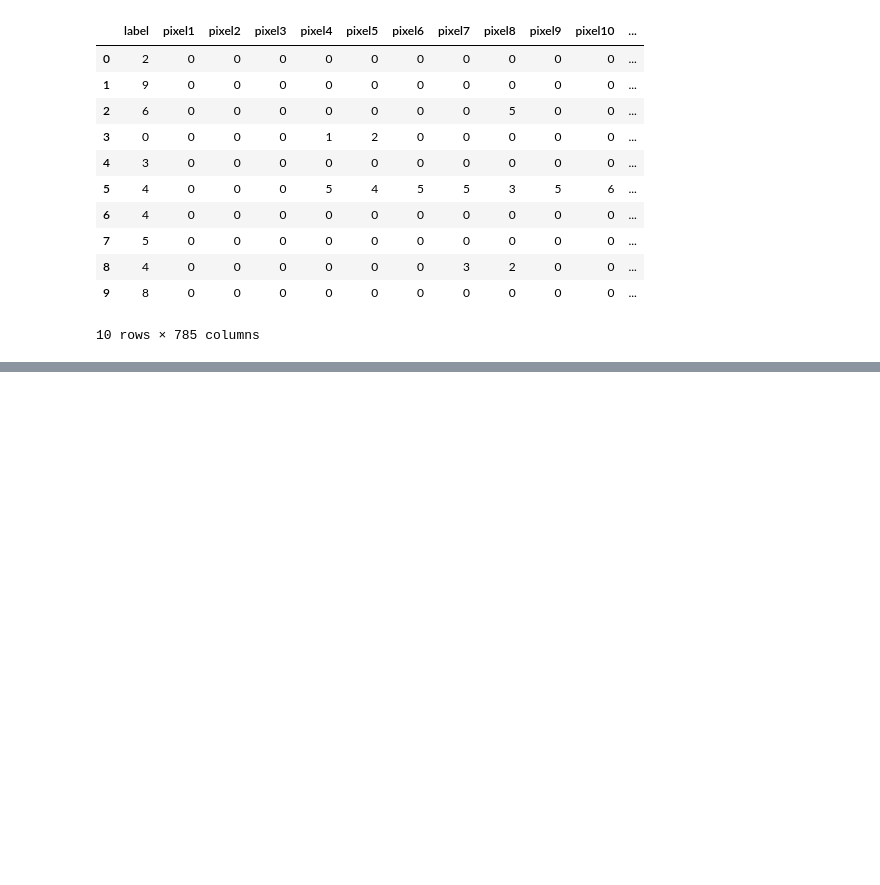
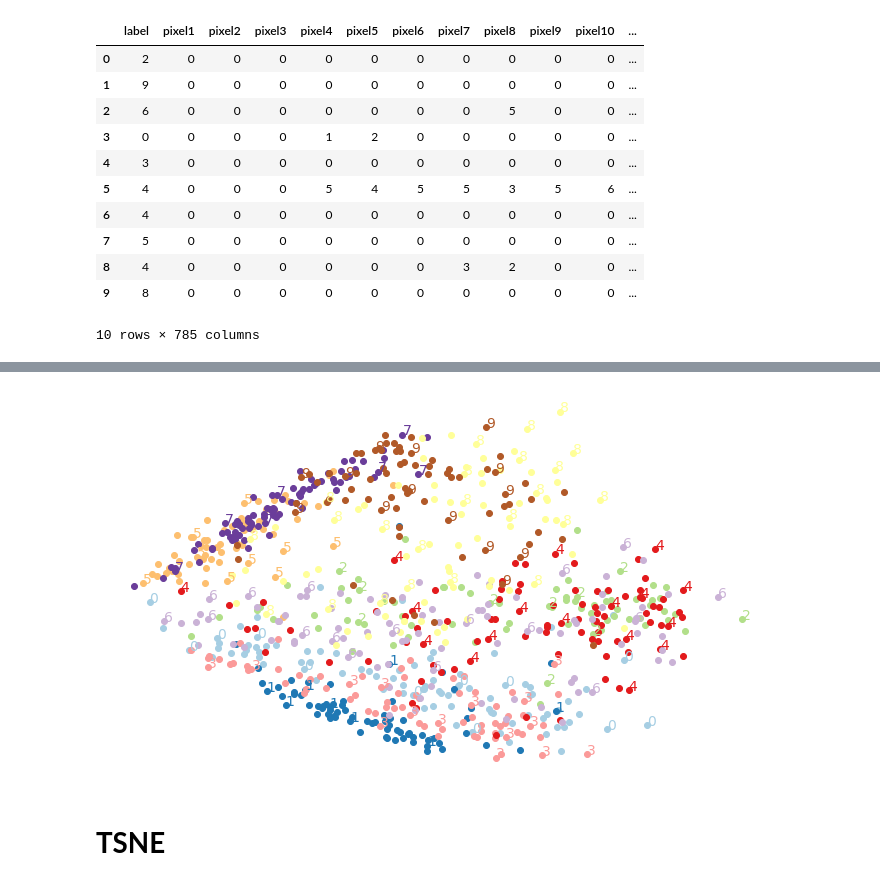
Before and after one commit to eccx400/Data_Mining, a Jupyter notebook: HW2/Eric_Cheng_DimRed_Img.ipynb, the cells around one changed output, grey strips where cells are left out. Saved outputs shown, nothing was run; the diff lists cells and outputs as text; code cells hidden in the pictures; blank space fills up the shorter version.

```diff
--- a/HW2/Eric_Cheng_DimRed_Img.ipynb
+++ b/HW2/Eric_Cheng_DimRed_Img.ipynb
@@ -30,0 +129,5 @@ df.head(10)
+# %%
+from sklearn.decomposition import TruncatedSVD
+svd = TruncatedSVD(n_components=5)
+svd.fit(X_train)
+svd.transform(X_train)
@@ -30,0 +148,7 @@ df.head(10)
+# %%
+X_svd = TruncatedSVD(n_components=2, n_iter=5, algorithm='randomized').fit_transform(X_train)
+plot_reduction(X_svd, y_train)
+# %% [output]
+[figure, added]
+# %% [markdown]
+# **TSNE**
```
Also changed, not shown: parts of 28 cells of this notebook.
